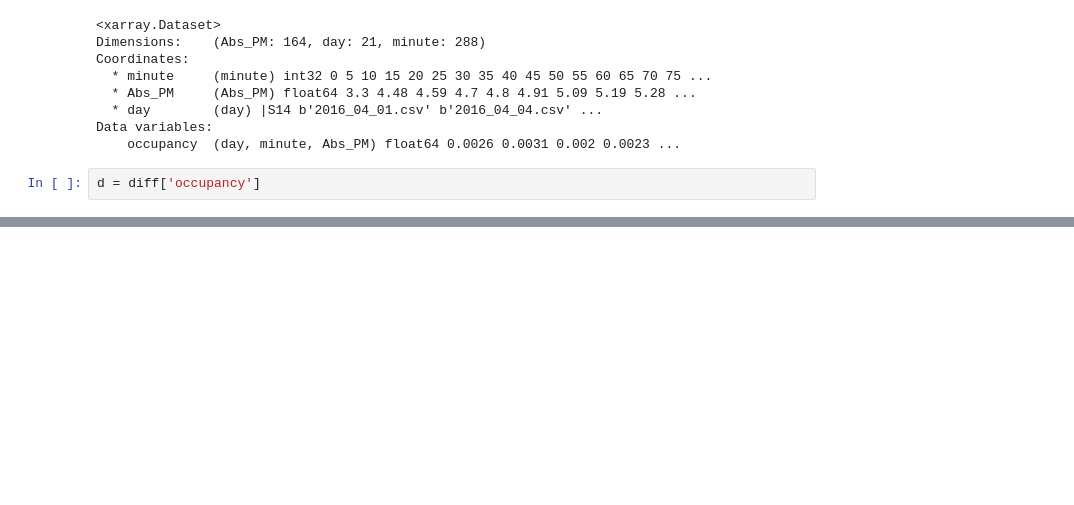
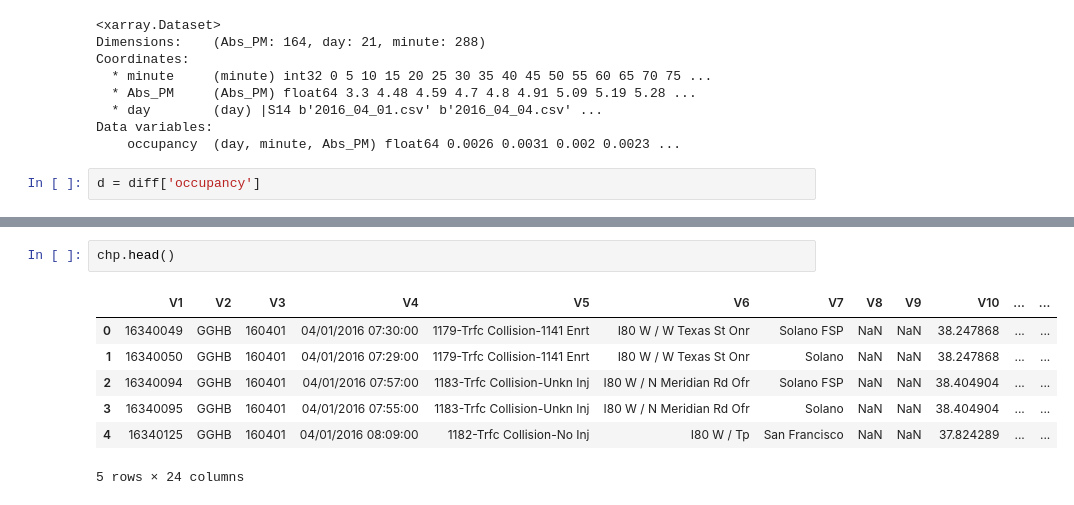
Before and after one commit to clarkfitzg/eci256project, a Jupyter notebook: plots.ipynb, the cells around one changed output, grey strips where cells are left out. Saved outputs shown, nothing was run; the diff lists cells and outputs as text; blank space fills up the shorter version.

```diff
--- a/plots.ipynb
+++ b/plots.ipynb
@@ -28,0 +34,10 @@ plt.savefig?
+# %%
+chp.head()
+# %% [output]
+|  | V1 | V2 | V3 | V4 | V5 | V6 | V7 | V8 | V9 | V10 | ... | ... |
+| 0 | 16340049 | GGHB | 160401 | 04/01/2016 07:30:00 | 1179-Trfc Collision-1141 Enrt | I80 W / W Texas St Onr | Solano FSP | NaN | NaN | 38.247868 | ... | ... |
+| 1 | 16340050 | GGHB | 160401 | 04/01/2016 07:29:00 | 1179-Trfc Collision-1141 Enrt | I80 W / W Texas St Onr | Solano | NaN | NaN | 38.247868 | ... | ... |
+| 2 | 16340094 | GGHB | 160401 | 04/01/2016 07:57:00 | 1183-Trfc Collision-Unkn Inj | I80 W / N Meridian Rd Ofr | Solano FSP | NaN | NaN | 38.404904 | ... | ... |
+| 3 | 16340095 | GGHB | 160401 | 04/01/2016 07:55:00 | 1183-Trfc Collision-Unkn Inj | I80 W / N Meridian Rd Ofr | Solano | NaN | NaN | 38.404904 | ... | ... |
+| 4 | 16340125 | GGHB | 160401 | 04/01/2016 08:09:00 | 1182-Trfc Collision-No Inj | I80 W / Tp | San Francisco | NaN | NaN | 37.824289 | ... | ... |
+5 rows × 24 columns
```
Also changed, not shown: parts of 11 cells of this notebook.
